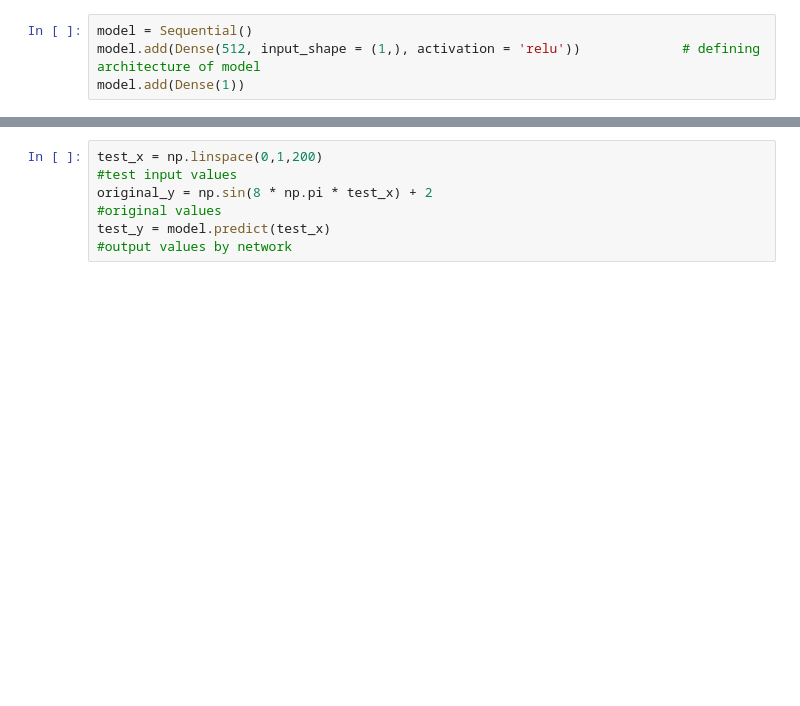
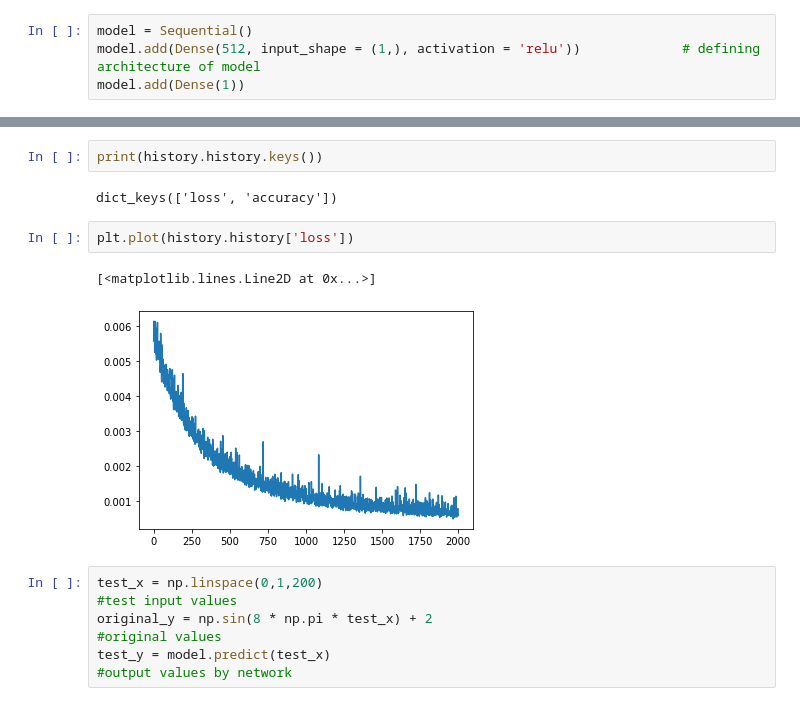
Before and after one commit to vaishnavisharma6/Tensorflow-Practice, a Jupyter notebook: test.ipynb, the cells around one changed output, grey strips where cells are left out. Drawn from its saved outputs; the diff is of its cells as text; blank space fills up the shorter version.

```diff
--- a/test.ipynb
+++ b/test.ipynb
@@ -60,3 +60,12 @@ Epoch 2000/2000
+# %%
+print(history.history.keys())
+# %% [output]
+dict_keys(['loss', 'accuracy'])
+# %%
+plt.plot(history.history['loss'])
+# %% [output]
+[<matplotlib.lines.Line2D at 0x...>]
+[figure, added]
 # %%
 test_x = np.linspace(0,1,200)                                                            #test input values
 original_y = np.sin(8 * np.pi * test_x) + 2                                              #original values
```
Also changed, not shown: parts of 5 cells of this notebook.
